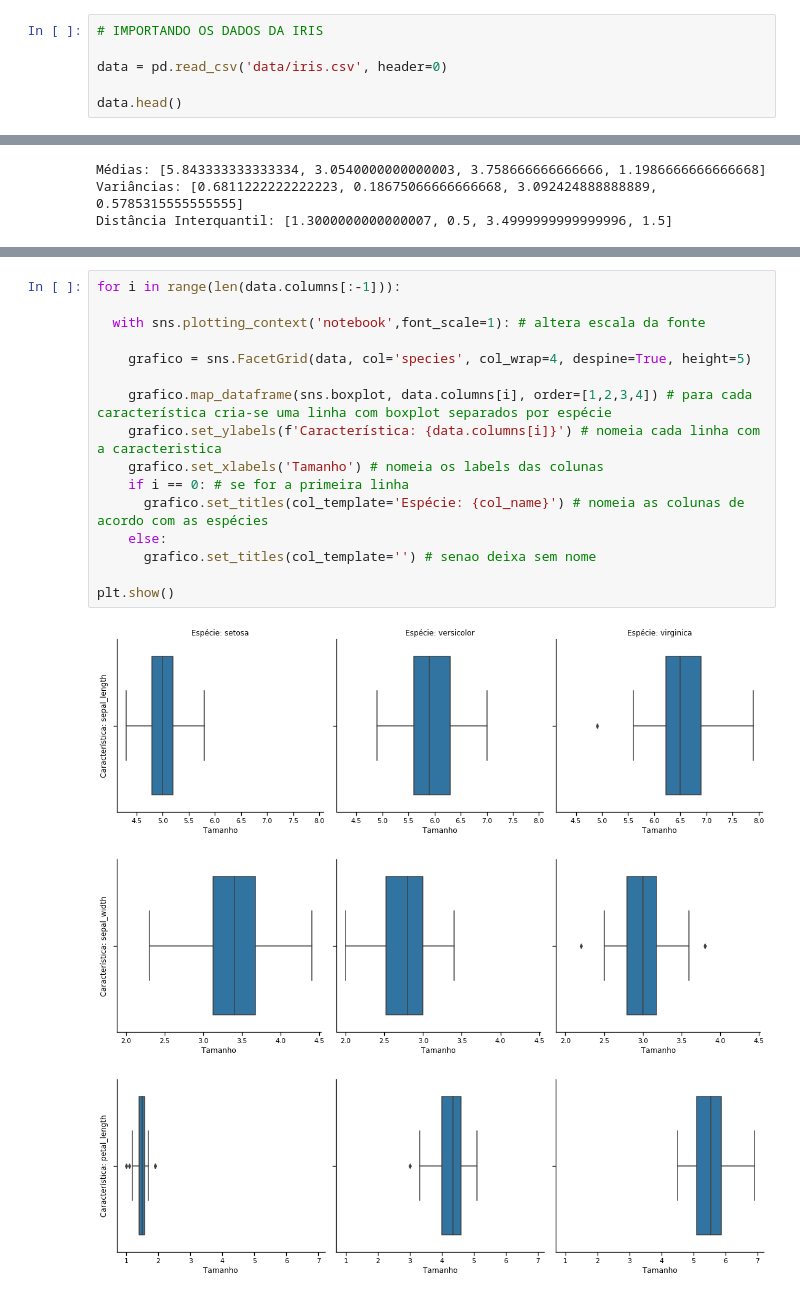
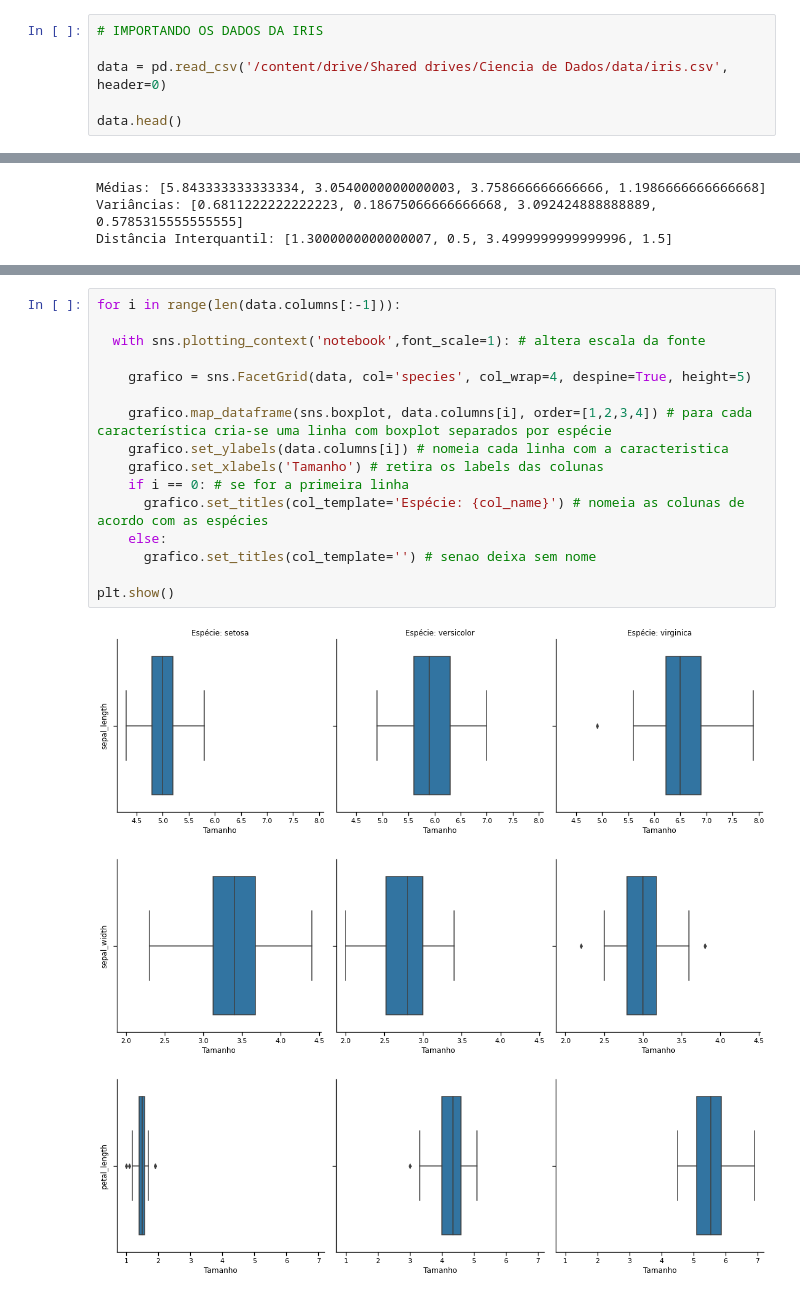
Before and after one commit to YagoBardelotte/IntroDataScience, a Jupyter notebook: Projeto2.ipynb, the cells around one changed output, grey strips where cells are left out. Cells and saved outputs as stored; diff of their text form.

```diff
--- a/Projeto2.ipynb
+++ b/Projeto2.ipynb
@@ -73,7 +107,7 @@ plt.show()
 # %%
 # IMPORTANDO OS DADOS DA IRIS
 
-data = pd.read_csv('data/iris.csv', header=0)
+data = pd.read_csv('/content/drive/Shared drives/Ciencia de Dados/data/iris.csv', header=0)
 
 data.head()
 # %% [output]
@@ -114,20 +148,20 @@ Distância Interquantil: [1.3000000000000007, 0.5, 3.4999999999999996, 1.5]
 # %%
 for i in range(len(data.columns[:-1])):
 
   with sns.plotting_context('notebook',font_scale=1): # altera escala da fonte
 
     grafico = sns.FacetGrid(data, col='species', col_wrap=4, despine=True, height=5)
 
     grafico.map_dataframe(sns.boxplot, data.columns[i], order=[1,2,3,4]) # para cada característica cria-se uma linha com boxplot separados por espécie
-    grafico.set_ylabels(f'Característica: {data.columns[i]}') # nomeia cada linha com a caracteristica
-    grafico.set_xlabels('Tamanho') # nomeia os labels das colunas
+    grafico.set_ylabels(data.columns[i]) # nomeia cada linha com a caracteristica
+    grafico.set_xlabels('Tamanho') # retira os labels das colunas
     if i == 0: # se for a primeira linha
       grafico.set_titles(col_template='Espécie: {col_name}') # nomeia as colunas de acordo com as espécies
     else:
       grafico.set_titles(col_template='') # senao deixa sem nome
 
 plt.show()
 # %% [output]
-[figure, old version]
+[figure, new version]
-[figure, old version]
+[figure, new version]
-[figure, old version]
+[figure, new version]
```
Also changed, not shown: parts of 24 cells of this notebook, 3 other files.
